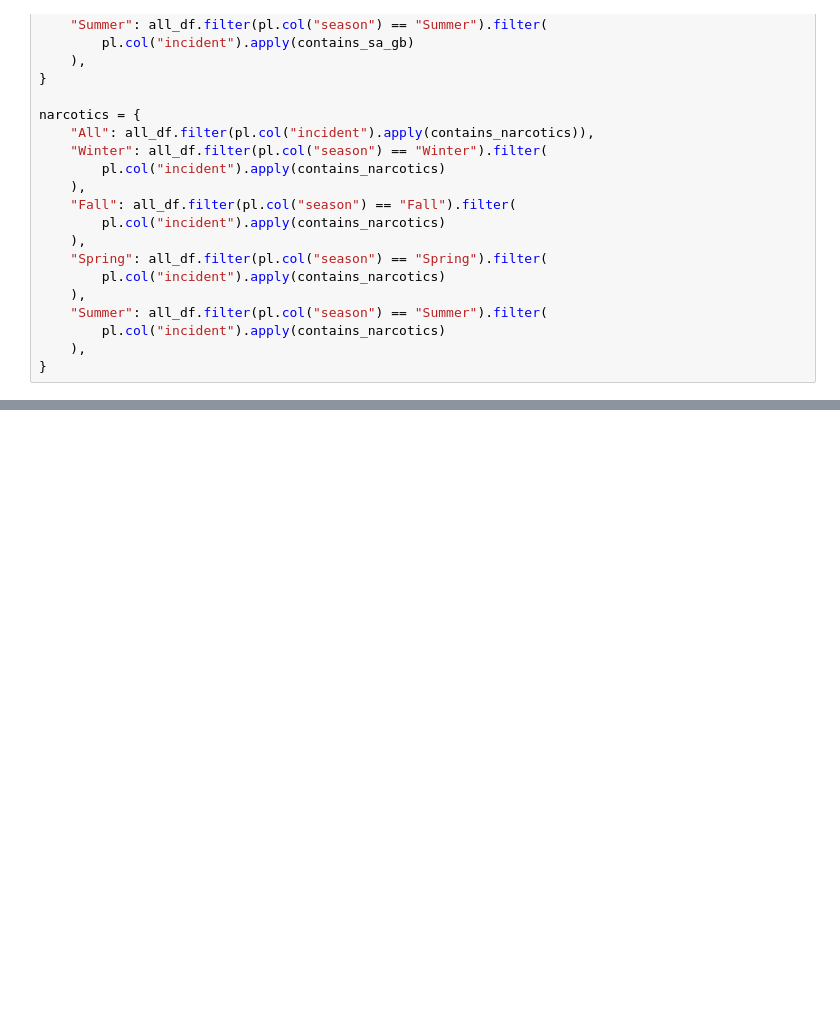
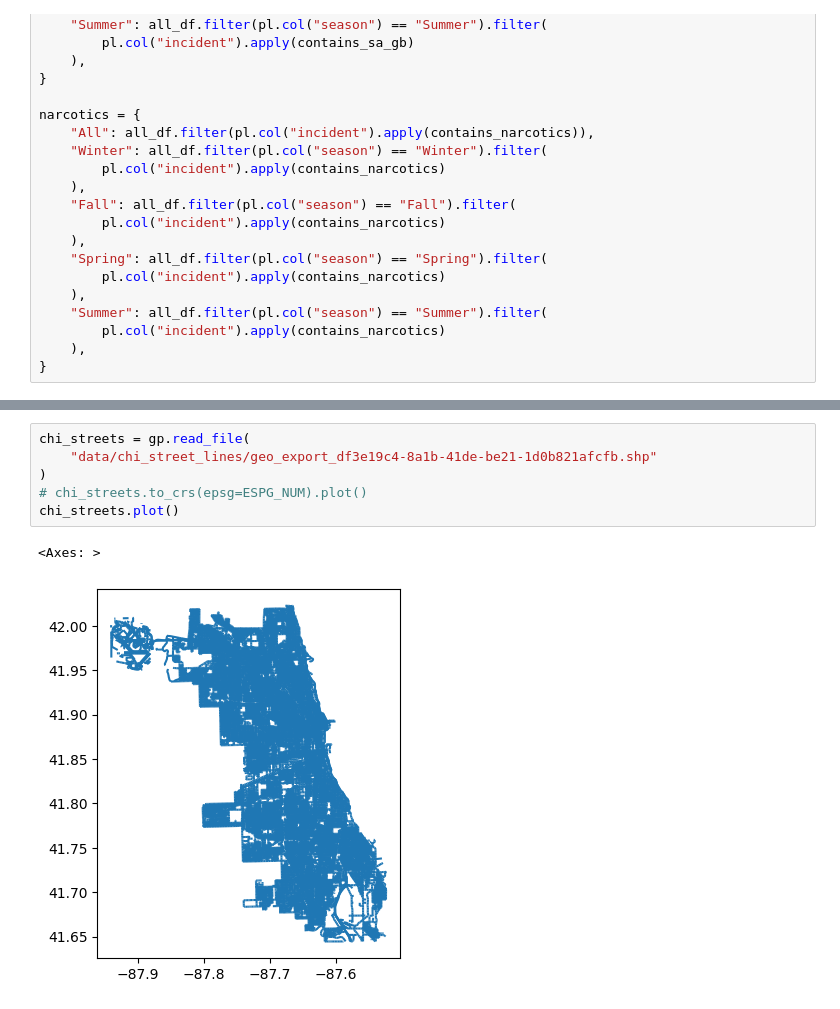
Before and after one commit to michplunkett/one-offs, a Jupyter notebook: notebooks/ucpd_cluster_analysis.ipynb, the cells around one changed output, grey strips where cells are left out. Drawn from its saved outputs; the diff is of its cells as text; blank space fills up the shorter version.

```diff
--- a/notebooks/ucpd_cluster_analysis.ipynb
+++ b/notebooks/ucpd_cluster_analysis.ipynb
@@ -566,4 +574,13 @@ chi_comm.to_crs(epsg=4326).plot()
 # %% [output]
 <Axes: >
 [figure]
+# %%
+chi_streets = gp.read_file(
+    "data/chi_street_lines/geo_export_df3e19c4-8a1b-41de-be21-1d0b821afcfb.shp"
+)
+# chi_streets.to_crs(epsg=ESPG_NUM).plot()
+chi_streets.plot()
+# %% [output]
+<Axes: >
+[figure, added]
 # %%
```
Also changed, not shown: parts of 11 cells of this notebook.
